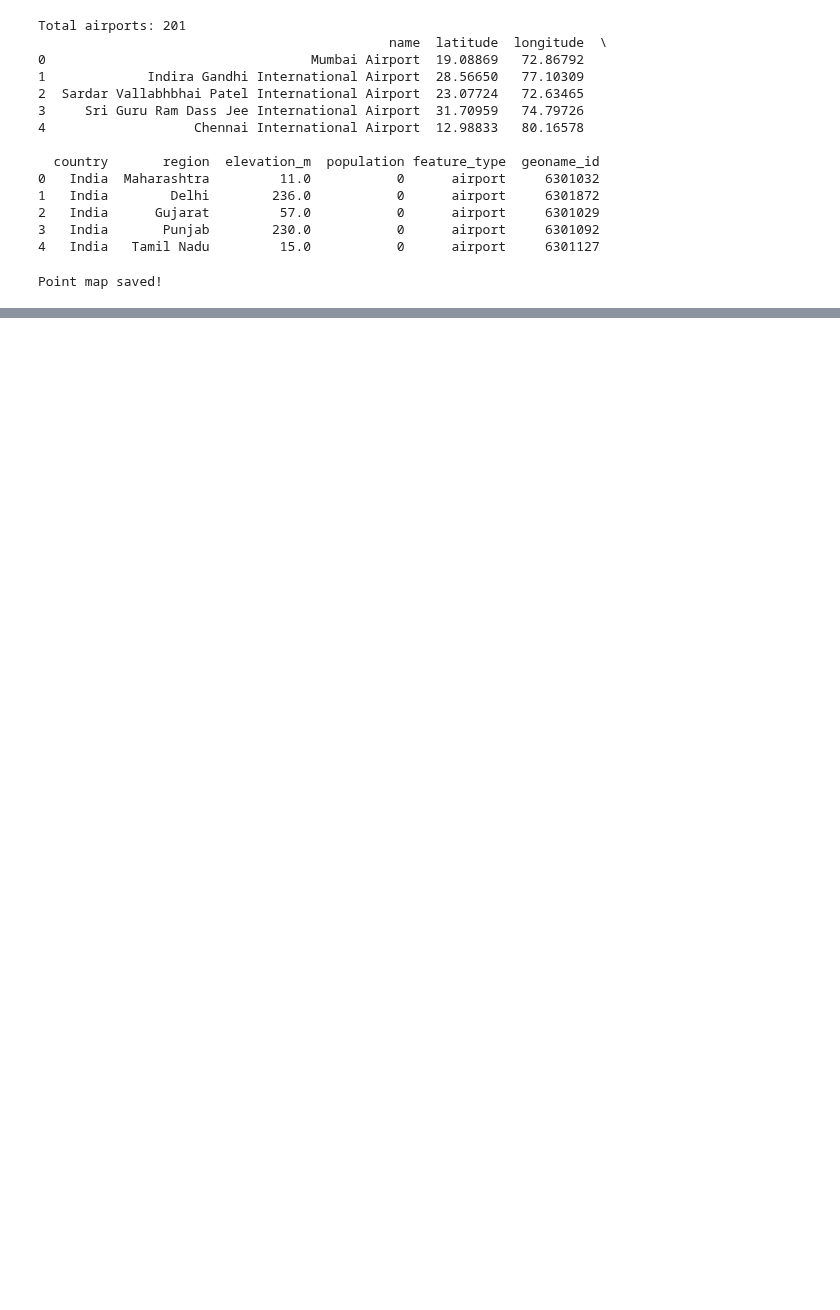
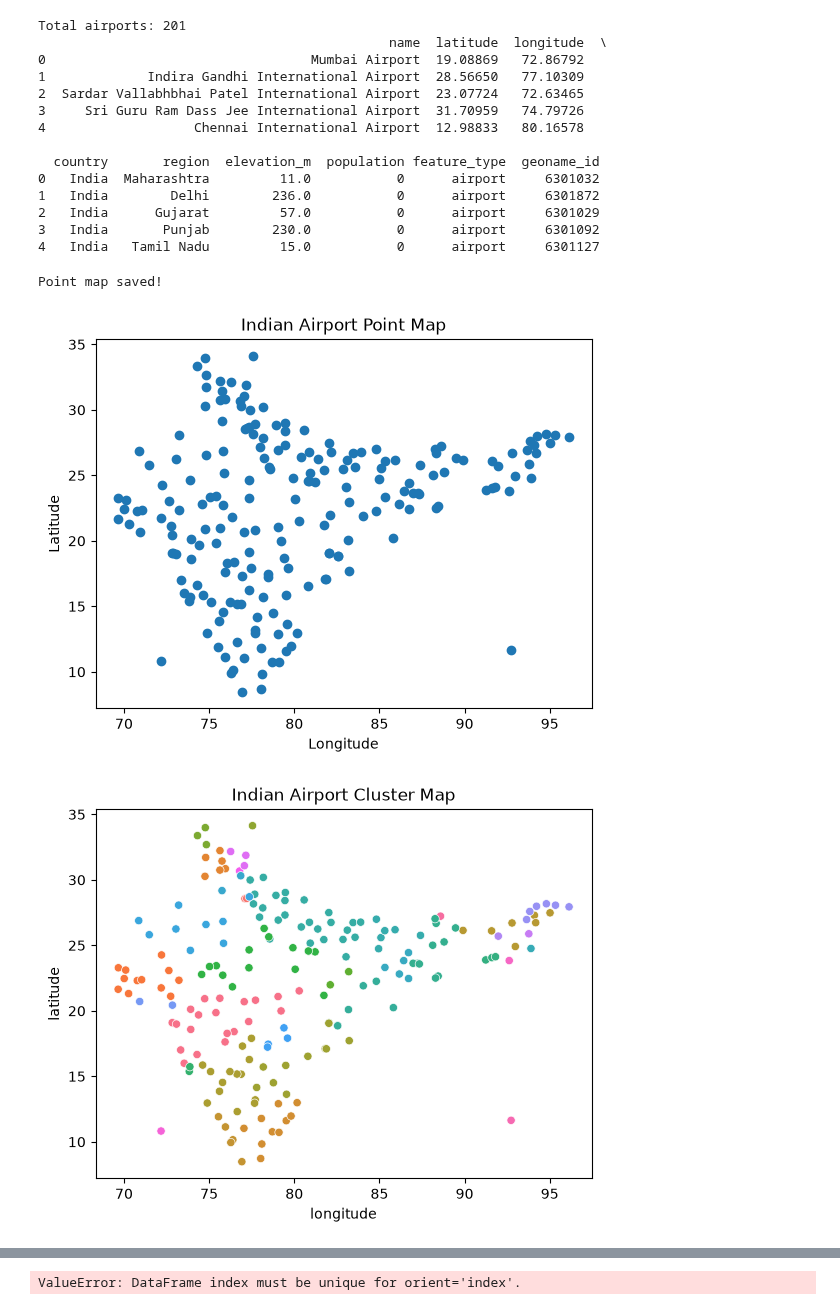
Before and after one commit to Waqar080206/DATA-VISUAL, a Jupyter notebook: EXP7/7.ipynb, the cells around one changed output, grey strips where cells are left out. Drawn from its saved outputs; the diff is of its cells as text; code cells hidden in the pictures; blank space fills up the shorter version.

```diff
--- a/EXP7/7.ipynb
+++ b/EXP7/7.ipynb
@@ -51,3 +51,79 @@ m.save("point_map.html")
 print("Point map saved!")
 # %% [output]
 Point map saved!
+# %%
+
+
+import pandas as pd
+import matplotlib.pyplot as plt
+import geopandas as gpd
+import seaborn as sns
+
+# Load dataset
+df = pd.read_csv("airports-india.csv")
+df.columns = df.columns.str.strip()
+df = df.dropna(subset=["latitude", "longitude"])
+df = df[df["latitude"].between(6, 38) &
+        df["longitude"].between(68, 98)]
+
+# 1. Point Map
+plt.figure()
+plt.scatter(df.longitude, df.latitude)
+plt.xlabel("Longitude")
+plt.ylabel("Latitude")
+plt.title("Indian Airport Point Map")
+plt.show()
+
+# 2. Cluster Map
+plt.figure()
+sns.scatterplot(data=df, x="longitude", y="latitude",
+                hue="region", legend=False)
+plt.title("Indian Airport Cluster Map")
+plt.show()
+
+# 3. Heatmap
+plt.figure()
+plt.hist2d(df.longitude, df.latitude, bins=25, cmap="hot")
+plt.colorbar(label="Airport Count")
+plt.xlabel("Longitude")
+plt.ylabel("Latitude")
+plt.title("Indian Airport Heatmap")
+plt.show()
+
+# 4. Airport Count by State
+plt.figure()
+df["region"].value_counts().plot(kind="bar")
+plt.xlabel("State")
+plt.ylabel("Airport Count")
+plt.title("Airports by State")
+plt.xticks(rotation=90)
+plt.tight_layout()
+plt.show()
+
+# 5. Flow Map (sample connections)
+routes = [
+    ("Mumbai Airport", "Indira Gandhi International Airport"),
+    ("Indira Gandhi International Airport",
+     "Chennai International Airport"),
+    ("Mumbai Airport",
+     "Sardar Vallabhbhai Patel International Airport")
+]
+
+coords = df.set_index("name")[["latitude", "longitude"]].to_dict("index")
+
+plt.figure()
+plt.scatter(df.longitude, df.latitude, s=10)
+
+for src, dst in routes:
+    if src in coords and dst in coords:
+        a, b = coords[src], coords[dst]
+        plt.plot([a["longitude"], b["longitude"]],
+                 [a["latitude"], b["latitude"]], "r-")
+
+plt.xlabel("Longitude")
+plt.ylabel("Latitude")
+plt.title("Indian Airport Flow Map (Illustrative Routes)")
+plt.show()
+# %% [output]
+[figure, added]
+[figure, added]
@@ -53,0 +132 @@ Point map saved!
+ValueError: DataFrame index must be unique for orient='index'.
```
Also changed, not shown: parts of 1 cell of this notebook, 4 other files.
